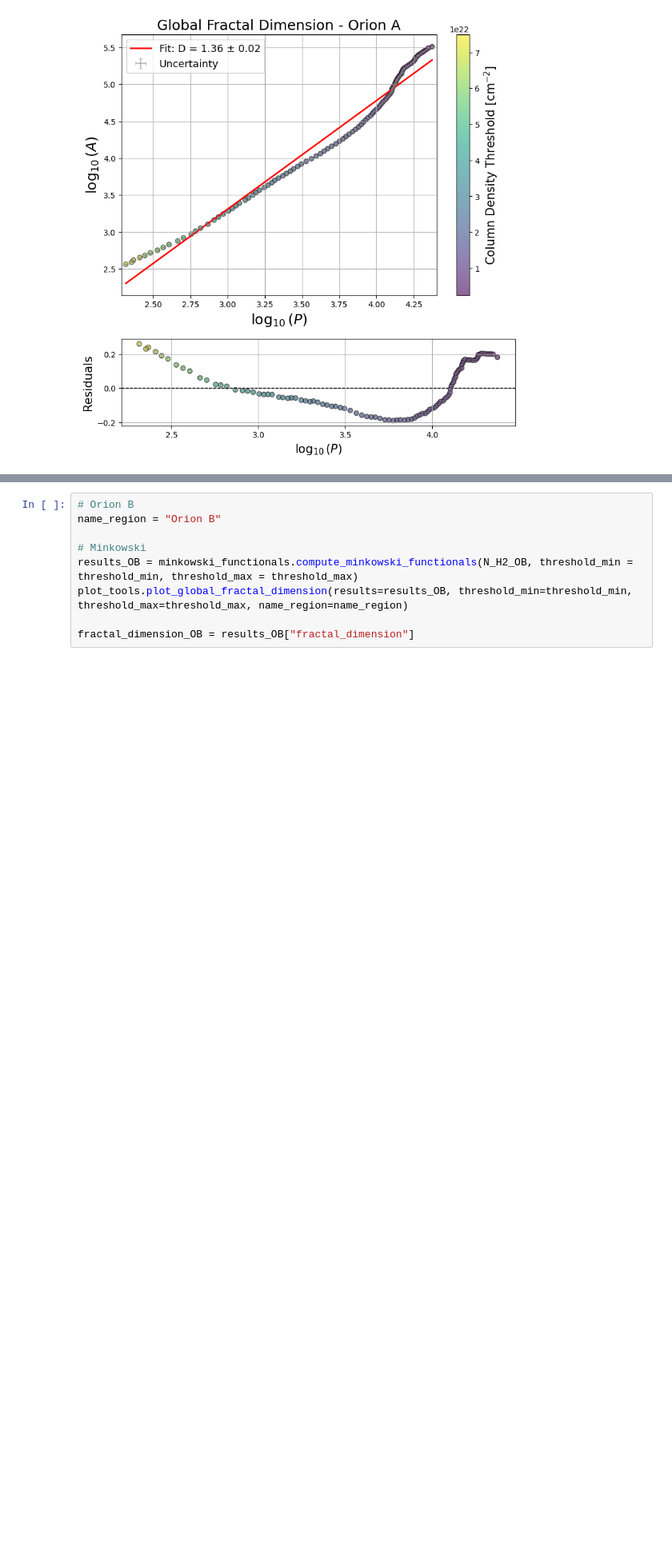
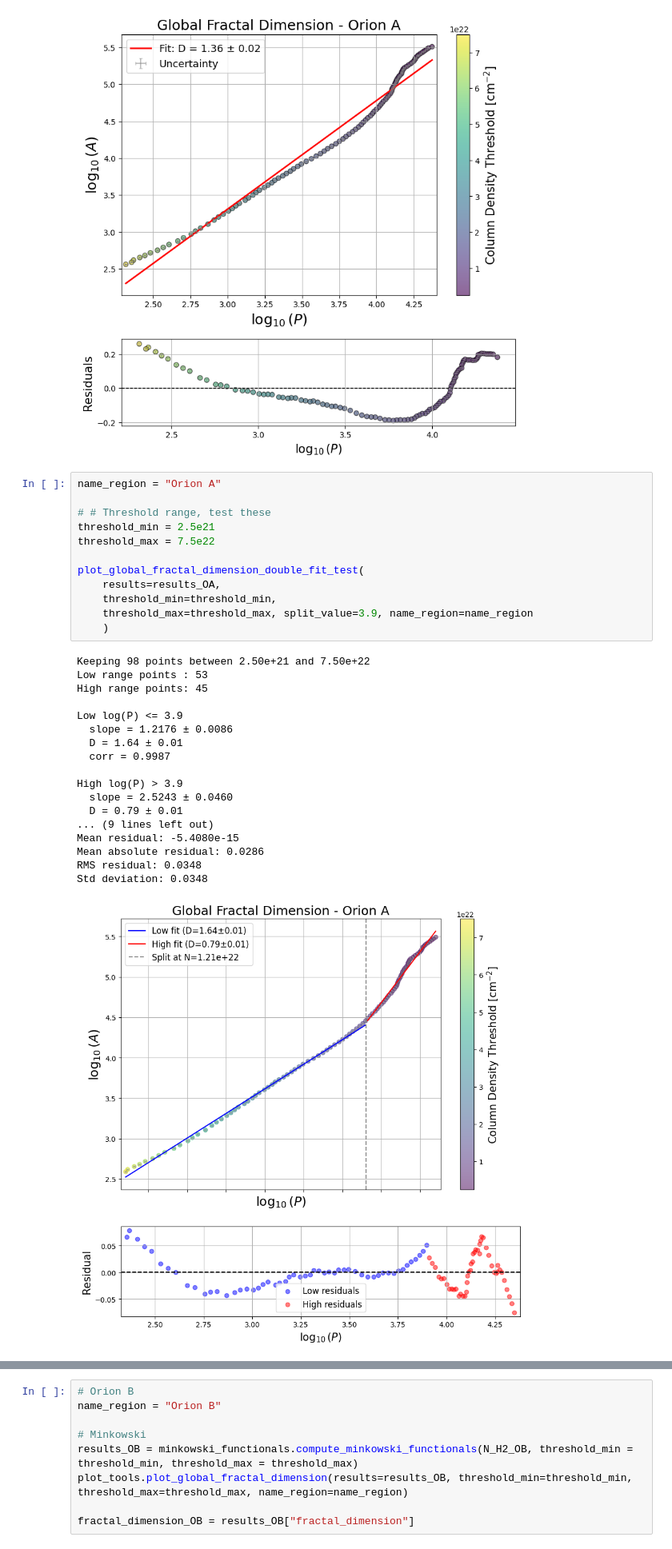
Before and after one commit to SimoneSped/Fractal_Star_Formation, a Jupyter notebook: notebooks/NB1_fractal_dimension.ipynb, the cells around one changed output, grey strips where cells are left out. Shown at 80% size. Cells and saved outputs as stored; diff of their text form; blank space fills up the shorter version.

Commit message:
Added double fit analysis

```diff
--- a/notebooks/NB1_fractal_dimension.ipynb
+++ b/notebooks/NB1_fractal_dimension.ipynb
@@ -43,3 +43,34 @@ Fractal dimension D = 1.36 ± 0.02
 Average residual (very symmentrical): -0.0000
 Mean absolute residual: 0.1180
 [figure]
+# %%
+name_region = "Orion A"
+
+# # Threshold range, test these
+threshold_min = 2.5e21
+threshold_max = 7.5e22
+
+plot_global_fractal_dimension_double_fit_test(
+    results=results_OA,
+    threshold_min=threshold_min,
+    threshold_max=threshold_max, split_value=3.9, name_region=name_region
+    )
+# %% [output]
+Keeping 98 points between 2.50e+21 and 7.50e+22
+Low range points : 53
+High range points: 45
+
+Low log(P) <= 3.9
+  slope = 1.2176 ± 0.0086
+  D = 1.64 ± 0.01
+  corr = 0.9987
+
+High log(P) > 3.9
+  slope = 2.5243 ± 0.0460
+  D = 0.79 ± 0.01
+... (9 lines left out)
+Mean residual: -5.4080e-15
+Mean absolute residual: 0.0286
+RMS residual: 0.0348
+Std deviation: 0.0348
+[figure, added]
```
Also changed, not shown: parts of 1 cell of this notebook, 1 other file.
